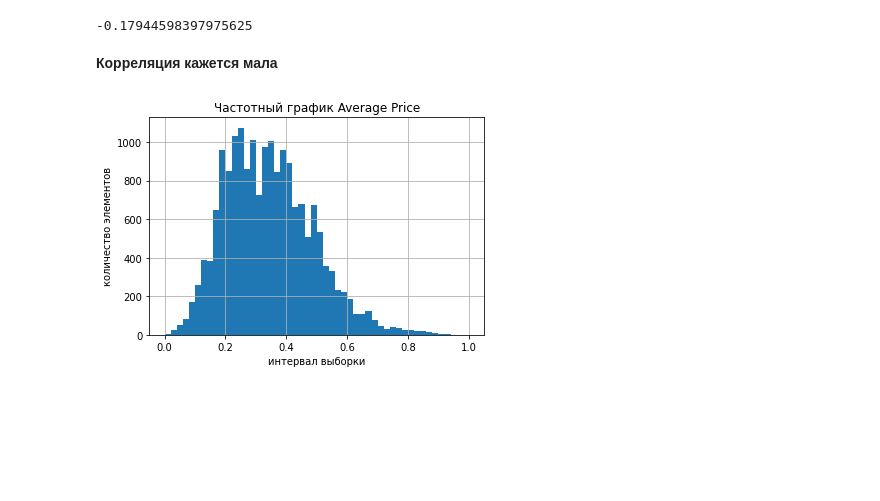
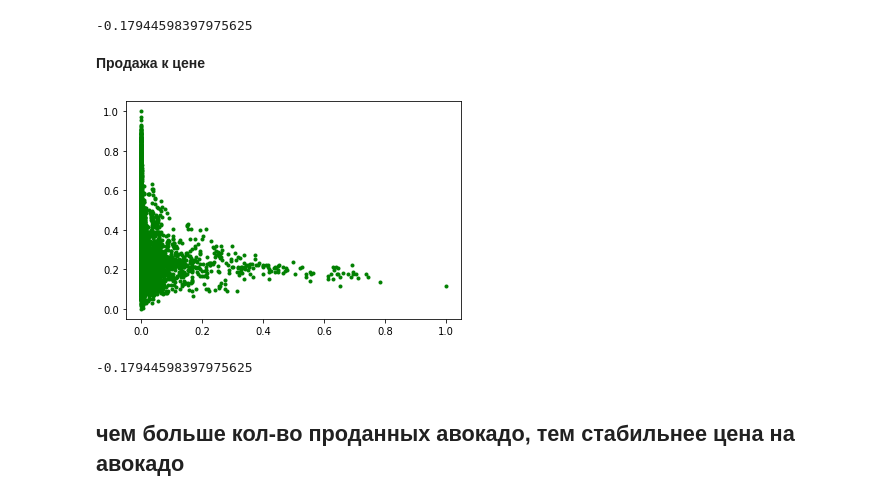
Before and after one commit to victoriabelavina/Netology, a Jupyter notebook: Netology-statistics-master/statistics_basic_HW.ipynb, the cells around one changed output. Saved outputs shown, nothing was run; the diff lists cells and outputs as text; code cells hidden in the pictures; blank space fills up the shorter version.

```diff
--- a/Netology-statistics-master/statistics_basic_HW.ipynb
+++ b/Netology-statistics-master/statistics_basic_HW.ipynb
@@ -386,15 +417,19 @@ corr, p_value = pearsonr(price, a_4770)
 print(corr)
 # %% [output]
 -0.17944598397975625
-# %% [markdown]
-**Корреляция кажется мала**
-# %%
-#нормированный график частотности
-plt.hist(price,50)
-plt.xlabel('интервал выборки')
-plt.ylabel('количество элементов')
-plt.title('Частотный график Average Price')
-plt.grid(True)
-plt.show()
-# %% [output]
-[figure, removed]
+# %% [markdown]
+**Продажа к цене**
+# %%
+price = df_norm[0].dropna()
+a_4770 = df_norm[3].dropna()
+plt.plot( a_4770, price, 'g.')
+plt.show()
+# %% [output]
+[figure, added]
+# %%
+corr, p_value = pearsonr(a_4770,price)
+print(corr)
+# %% [output]
+-0.17944598397975625
+# %% [markdown]
+## чем больше кол-во проданных авокадо, тем стабильнее цена на авокадо
```
Also changed, not shown: parts of 17 cells of this notebook, 7 other files.
